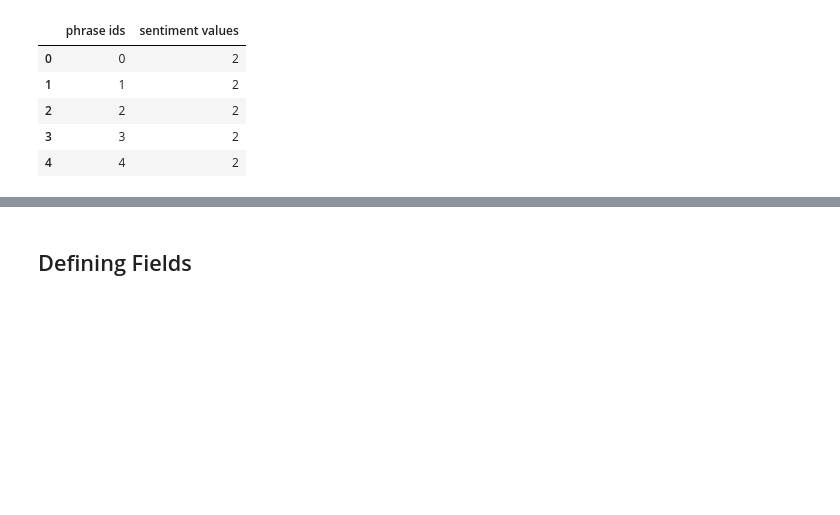
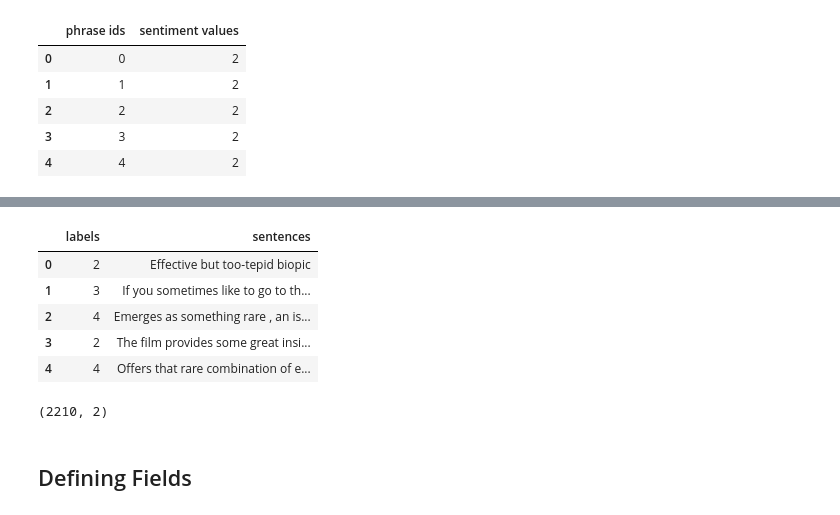
Before and after one commit to kotalaraghava/END-2.0---school-of-ai, a Jupyter notebook: Sentiment_Analysis_using_LSTM_RNN.ipynb, the cells around one changed output, grey strips where cells are left out. Drawn from its saved outputs; the diff is of its cells as text; code cells hidden in the pictures; blank space fills up the shorter version.

```diff
--- a/Sentiment_Analysis_using_LSTM_RNN.ipynb
+++ b/Sentiment_Analysis_using_LSTM_RNN.ipynb
@@ -75,2 +190,17 @@ df = df_data
+# %%
+df_test = pd.read_csv('./sst_test.txt', sep='\t', header=None, names=['labels', 'sentences'])
+# %%
+df_test['labels'] = df_test['labels'].map(label_map)
+# %%
+df_test.head()
+# %% [output]
+|  | labels | sentences |
+| 0 | 2 | Effective but too-tepid biopic |
+| 1 | 3 | If you sometimes like to go to th... |
+| 2 | 4 | Emerges as something rare , an is... |
+| 3 | 2 | The film provides some great insi... |
+| 4 | 4 | Offers that rare combination of e... |
 # %%
-df.shape
+df_test.shape
+# %% [output]
+(2210, 2)
```
Also changed, not shown: parts of 51 cells of this notebook.
